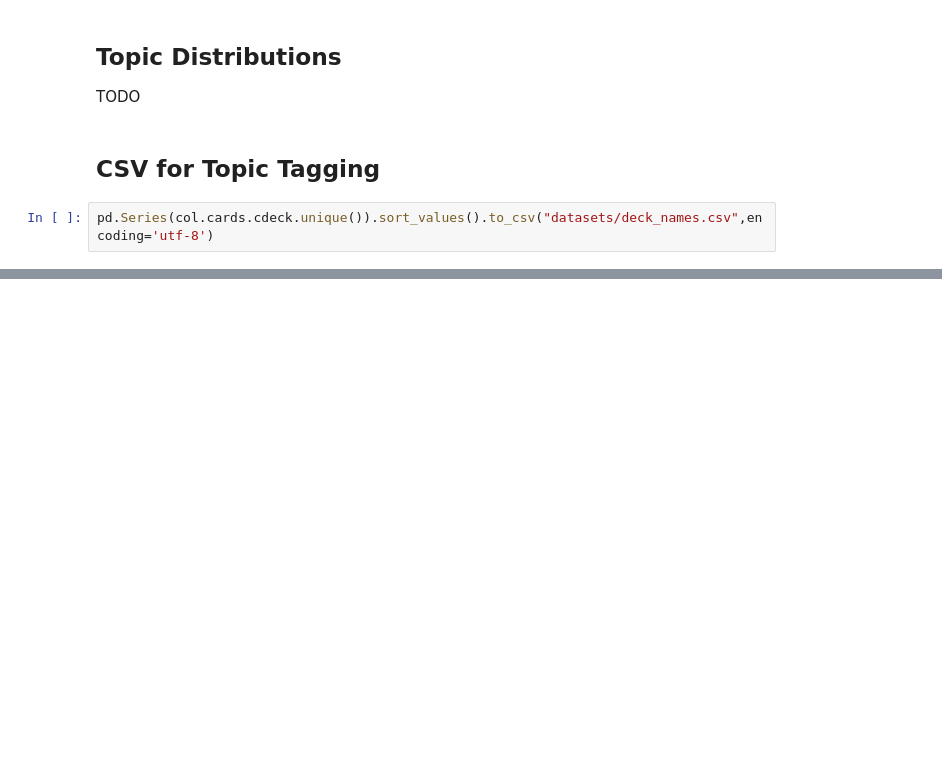
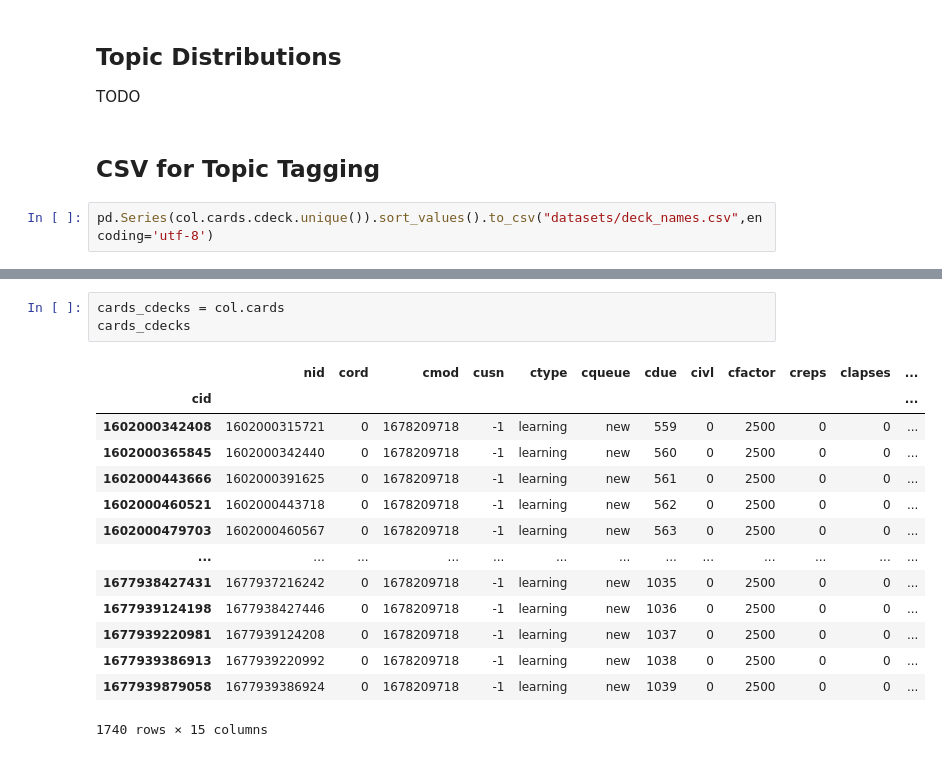
Before and after one commit to Ankinator/ankinator-flashcard-models, a Jupyter notebook: notebooks/dataexploration/Dataset_Analysis.ipynb, the cells around one changed output, grey strips where cells are left out. Cells and saved outputs as stored; diff of their text form; blank space fills up the shorter version.

```diff
--- a/notebooks/dataexploration/Dataset_Analysis.ipynb
+++ b/notebooks/dataexploration/Dataset_Analysis.ipynb
@@ -144,0 +164,18 @@ pd.Series(col.cards.cdeck.unique()).sort_values().to_csv("datasets/deck_names.cs
+# %%
+cards_cdecks = col.cards
+cards_cdecks
+# %% [output]
+|  | nid | cord | cmod | cusn | ctype | cqueue | cdue | civl | cfactor | creps | clapses | ... |
+| cid |  |  |  |  |  |  |  |  |  |  |  | ... |
+| 1602000342408 | 1602000315721 | 0 | 1678209718 | -1 | learning | new | 559 | 0 | 2500 | 0 | 0 | ... |
+| 1602000365845 | 1602000342440 | 0 | 1678209718 | -1 | learning | new | 560 | 0 | 2500 | 0 | 0 | ... |
+| 1602000443666 | 1602000391625 | 0 | 1678209718 | -1 | learning | new | 561 | 0 | 2500 | 0 | 0 | ... |
+| 1602000460521 | 1602000443718 | 0 | 1678209718 | -1 | learning | new | 562 | 0 | 2500 | 0 | 0 | ... |
+| 1602000479703 | 1602000460567 | 0 | 1678209718 | -1 | learning | new | 563 | 0 | 2500 | 0 | 0 | ... |
+| ... | ... | ... | ... | ... | ... | ... | ... | ... | ... | ... | ... | ... |
+| 1677938427431 | 1677937216242 | 0 | 1678209718 | -1 | learning | new | 1035 | 0 | 2500 | 0 | 0 | ... |
+| 1677939124198 | 1677938427446 | 0 | 1678209718 | -1 | learning | new | 1036 | 0 | 2500 | 0 | 0 | ... |
+| 1677939220981 | 1677939124208 | 0 | 1678209718 | -1 | learning | new | 1037 | 0 | 2500 | 0 | 0 | ... |
+| 1677939386913 | 1677939220992 | 0 | 1678209718 | -1 | learning | new | 1038 | 0 | 2500 | 0 | 0 | ... |
+| 1677939879058 | 1677939386924 | 0 | 1678209718 | -1 | learning | new | 1039 | 0 | 2500 | 0 | 0 | ... |
+1740 rows × 15 columns
```
Also changed, not shown: parts of 5 cells of this notebook.
